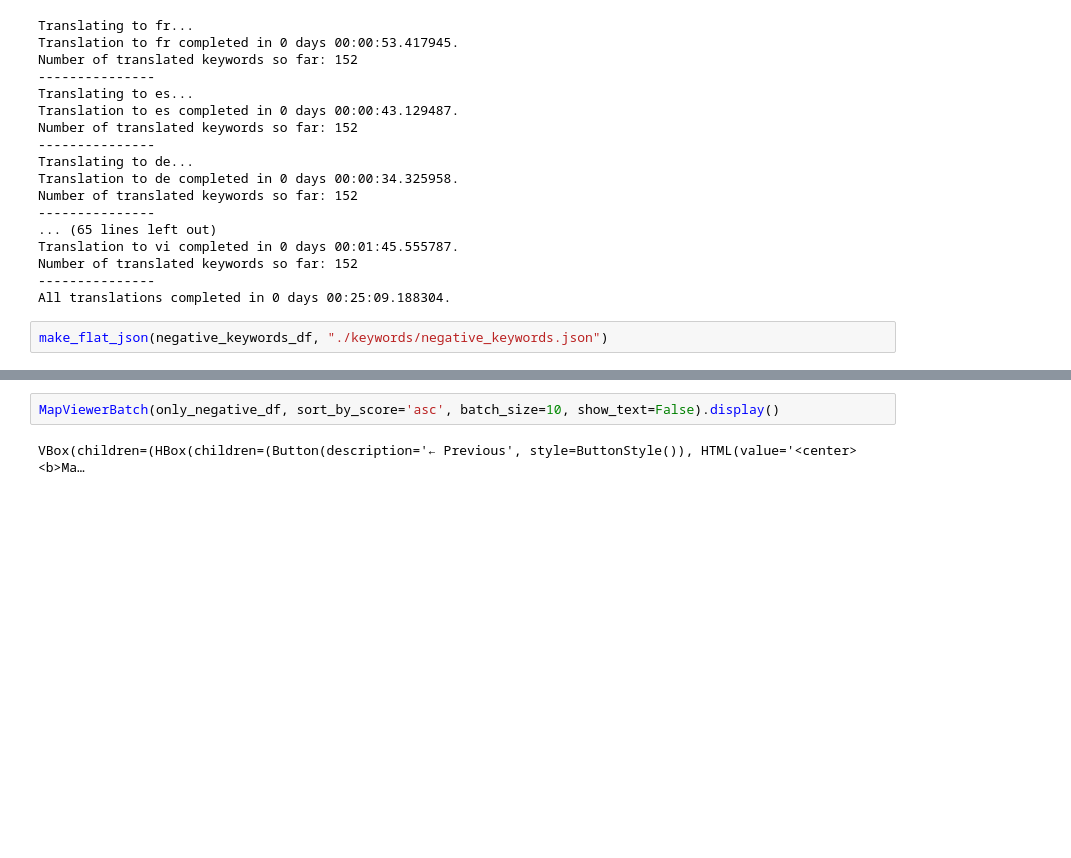
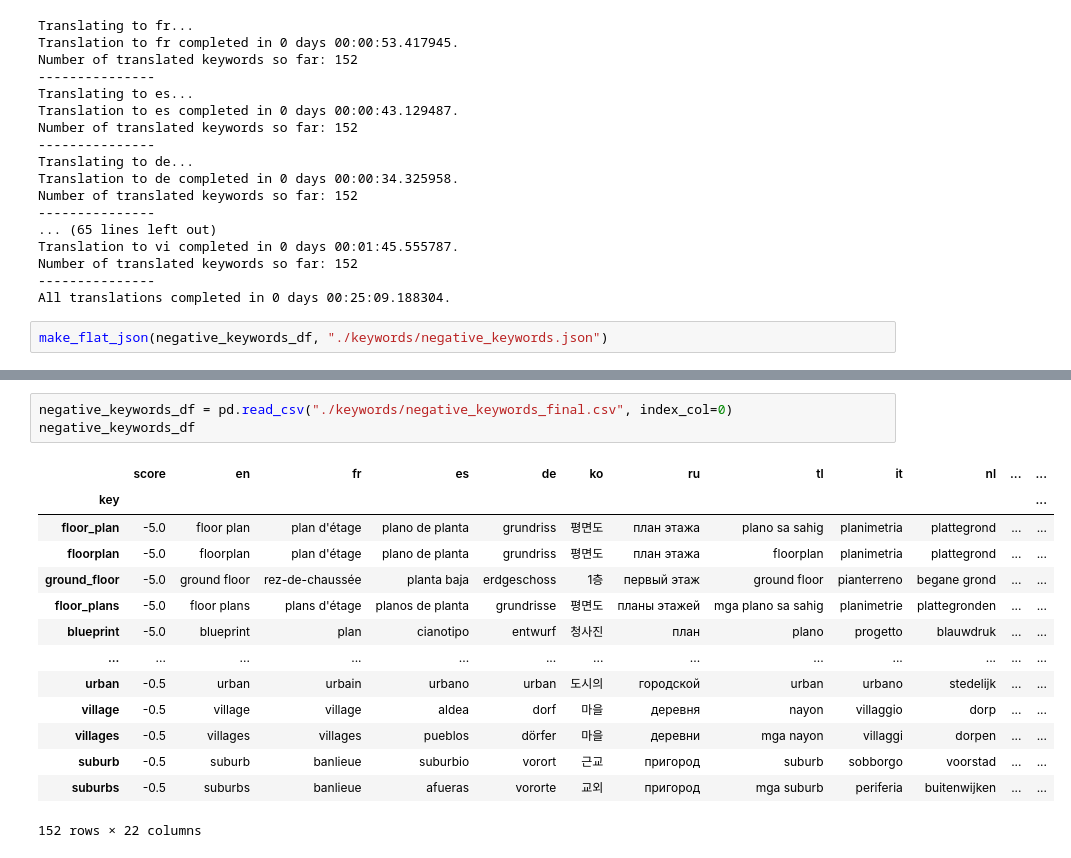
Before and after one commit to MartaSolarz/MapQualityEvaluator, a Jupyter notebook: MapPool/stage1/key_words_dictionary.ipynb, the cells around one changed output, grey strips where cells are left out. Cells and saved outputs as stored; diff of their text form; blank space fills up the shorter version.

```diff
--- a/MapPool/stage1/key_words_dictionary.ipynb
+++ b/MapPool/stage1/key_words_dictionary.ipynb
@@ -867,4 +688,18 @@ class MapViewerBatch:
-# %%
-MapViewerBatch(only_negative_df, sort_by_score='asc', batch_size=10, show_text=False).display()
-# %% [output]
-VBox(children=(HBox(children=(Button(description='← Previous', style=ButtonStyle()), HTML(value='<center><b>Ma…
+# %%
+negative_keywords_df = pd.read_csv("./keywords/negative_keywords_final.csv", index_col=0)
+negative_keywords_df
+# %% [output]
+|  | score | en | fr | es | de | ko | ru | tl | it | nl | ... | ... |
+| key |  |  |  |  |  |  |  |  |  |  |  | ... |
+| floor_plan | -5.0 | floor plan | plan d'étage | plano de planta | grundriss | 평면도 | план этажа | plano sa sahig | planimetria | plattegrond | ... | ... |
+| floorplan | -5.0 | floorplan | plan d'étage | plano de planta | grundriss | 평면도 | план этажа | floorplan | planimetria | plattegrond | ... | ... |
+| ground_floor | -5.0 | ground floor | rez-de-chaussée | planta baja | erdgeschoss | 1층 | первый этаж | ground floor | pianterreno | begane grond | ... | ... |
+| floor_plans | -5.0 | floor plans | plans d'étage | planos de planta | grundrisse | 평면도 | планы этажей | mga plano sa sahig | planimetrie | plattegronden | ... | ... |
+| blueprint | -5.0 | blueprint | plan | cianotipo | entwurf | 청사진 | план | plano | progetto | blauwdruk | ... | ... |
+| ... | ... | ... | ... | ... | ... | ... | ... | ... | ... | ... | ... | ... |
+| urban | -0.5 | urban | urbain | urbano | urban | 도시의 | городской | urban | urbano | stedelijk | ... | ... |
+| village | -0.5 | village | village | aldea | dorf | 마을 | деревня | nayon | villaggio | dorp | ... | ... |
+| villages | -0.5 | villages | villages | pueblos | dörfer | 마을 | деревни | mga nayon | villaggi | dorpen | ... | ... |
+| suburb | -0.5 | suburb | banlieue | suburbio | vorort | 근교 | пригород | suburb | sobborgo | voorstad | ... | ... |
+| suburbs | -0.5 | suburbs | banlieue | afueras | vororte | 교외 | пригород | mga suburb | periferia | buitenwijken | ... | ... |
+152 rows × 22 columns
```
Also changed, not shown: parts of 8 cells of this notebook, 1 other file.
